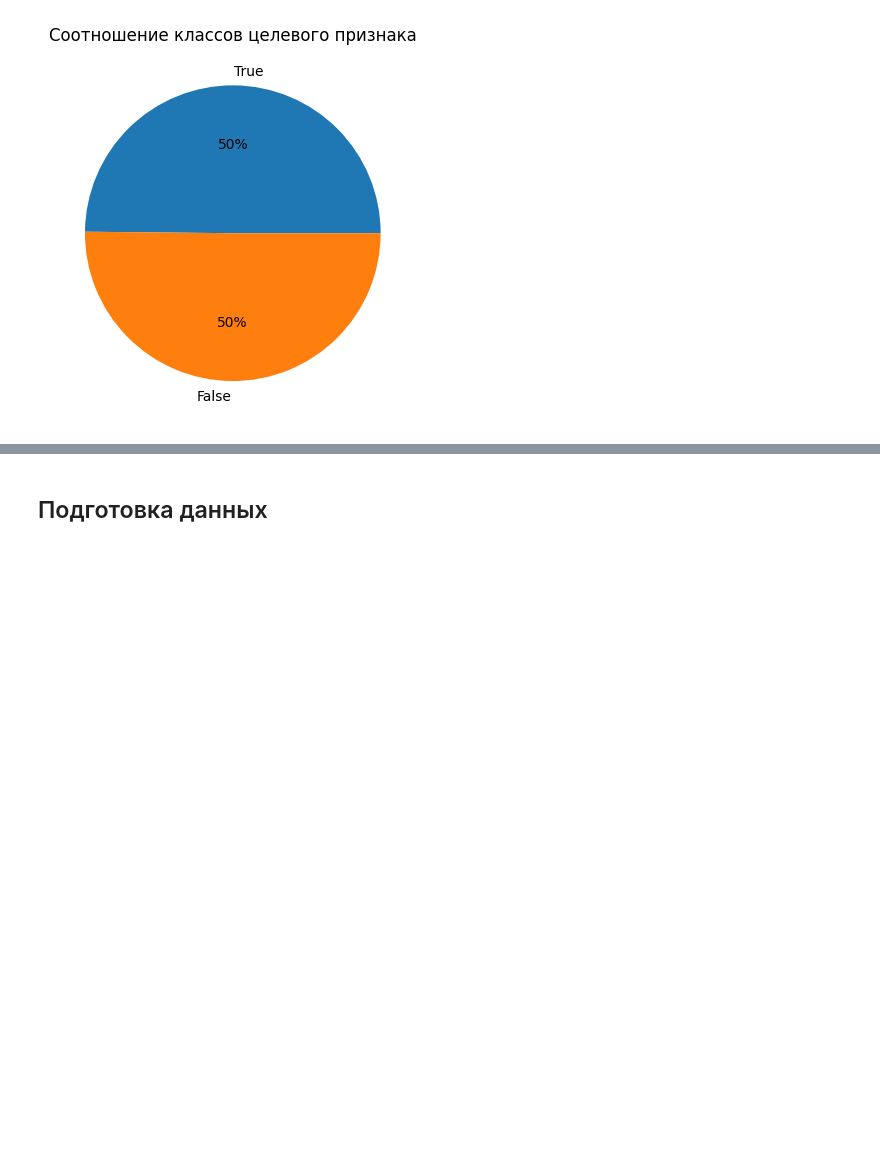
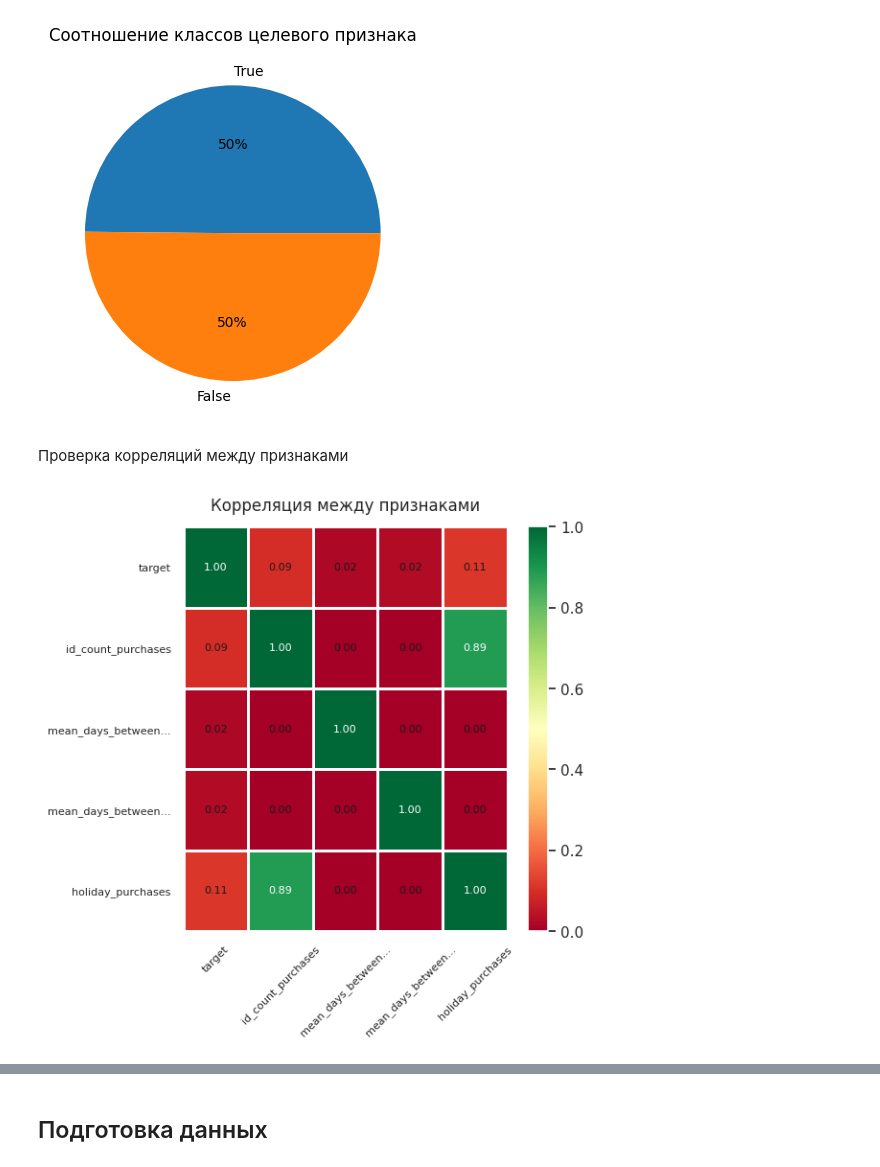
Before and after one commit to denis-42ds/next_order_forecast, a Jupyter notebook: sbermarket-competition.ipynb, the cells around one changed output, grey strips where cells are left out. Drawn from its saved outputs; the diff is of its cells as text; code cells hidden in the pictures; blank space fills up the shorter version.

```diff
--- a/sbermarket-competition.ipynb
+++ b/sbermarket-competition.ipynb
@@ -448,6 +344,21 @@ plt.title('Соотношение классов целевого признак
 plt.show()
 # %% [output]
 [figure]
+# %% [markdown]
+Проверка корреляций между признаками
+# %%
+phik_overview = df.phik_matrix(df.columns.tolist())
+sns.set()
+plot_correlation_matrix(phik_overview.values,
+                        x_labels=phik_overview.columns,
+                        y_labels=phik_overview.index,
+                        vmin=0, vmax=1,
+                        fontsize_factor=0.8, figsize=(6, 6))
+plt.xticks(rotation=45)
+plt.title('Корреляция между признаками', fontsize=12, y=1.02)
+plt.tight_layout()
+# %% [output]
+[figure, added]
 # %% [markdown]
 ### Выводы и наблюдения
 - созданы дополнительные признаки:
```
Also changed, not shown: parts of 36 cells of this notebook.
